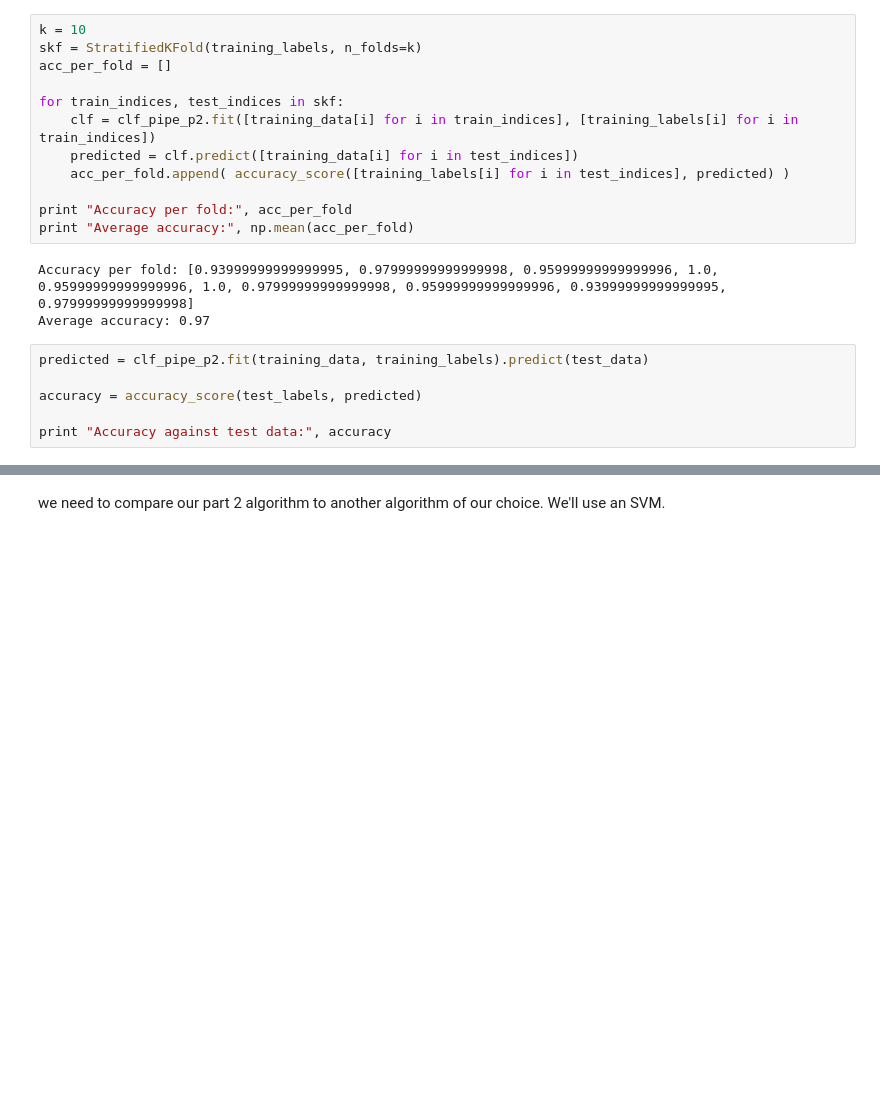
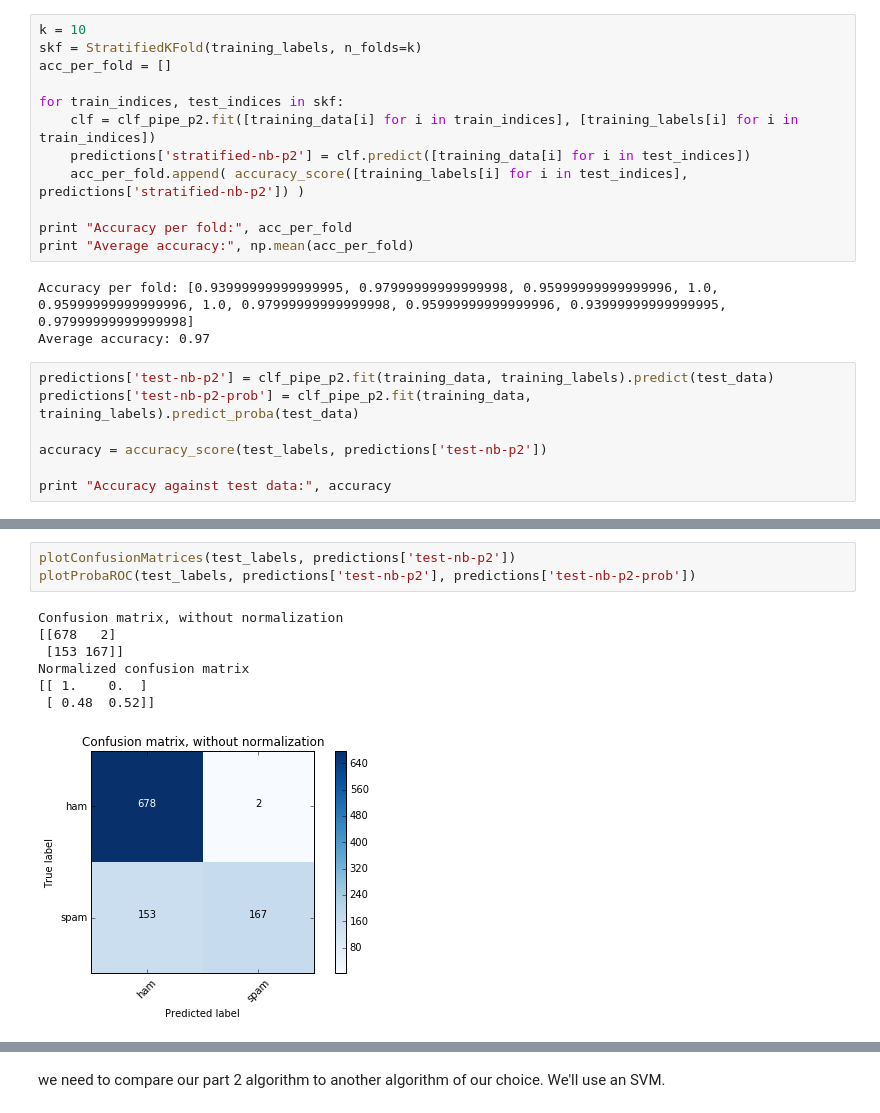
Before and after one commit to mikejcooper/Spam-Filter-Bayes-Linear-Classifier, a Jupyter notebook: filter.ipynb, the cells around one changed output, grey strips where cells are left out. Cells and saved outputs as stored; diff of their text form; blank space fills up the shorter version.

```diff
--- a/filter.ipynb
+++ b/filter.ipynb
@@ -466,8 +584,8 @@ acc_per_fold = []
 
 for train_indices, test_indices in skf:
     clf = clf_pipe_p2.fit([training_data[i] for i in train_indices], [training_labels[i] for i in train_indices])
-    predicted = clf.predict([training_data[i] for i in test_indices])
-    acc_per_fold.append( accuracy_score([training_labels[i] for i in test_indices], predicted) )
+    predictions['stratified-nb-p2'] = clf.predict([training_data[i] for i in test_indices])
+    acc_per_fold.append( accuracy_score([training_labels[i] for i in test_indices], predictions['stratified-nb-p2']) )
 
 print "Accuracy per fold:", acc_per_fold
 print "Average accuracy:", np.mean(acc_per_fold)
@@ -475,9 +593,10 @@ print "Average accuracy:", np.mean(acc_per_fold)
 Accuracy per fold: [0.93999999999999995, 0.97999999999999998, 0.95999999999999996, 1.0, 0.95999999999999996, 1.0, 0.97999999999999998, 0.95999999999999996, 0.93999999999999995, 0.97999999999999998]
 Average accuracy: 0.97
 # %%
-predicted = clf_pipe_p2.fit(training_data, training_labels).predict(test_data)
+predictions['test-nb-p2'] = clf_pipe_p2.fit(training_data, training_labels).predict(test_data)
+predictions['test-nb-p2-prob'] = clf_pipe_p2.fit(training_data, training_labels).predict_proba(test_data)
 
-accuracy = accuracy_score(test_labels, predicted)
+accuracy = accuracy_score(test_labels, predictions['test-nb-p2'])
 
 print "Accuracy against test data:", accuracy
 # %% [output]
@@ -511,0 +606,11 @@ Normalized confusion matrix
+# %%
+plotConfusionMatrices(test_labels, predictions['test-nb-p2'])
+plotProbaROC(test_labels, predictions['test-nb-p2'], predictions['test-nb-p2-prob'])
+# %% [output]
+Confusion matrix, without normalization
+[[678   2]
+ [153 167]]
+Normalized confusion matrix
+[[ 1.    0.  ]
+ [ 0.48  0.52]]
+[figure, added]
```
Also changed, not shown: parts of 21 cells of this notebook.
